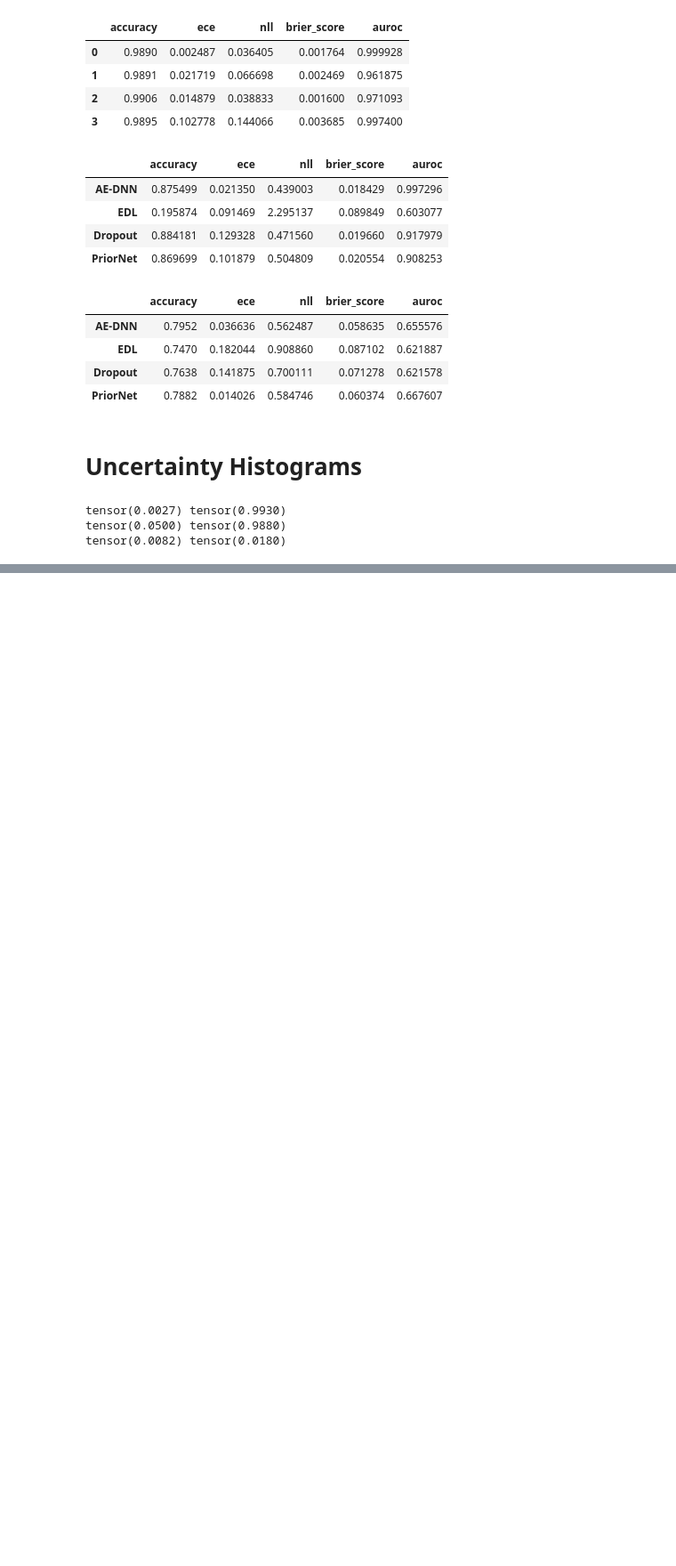
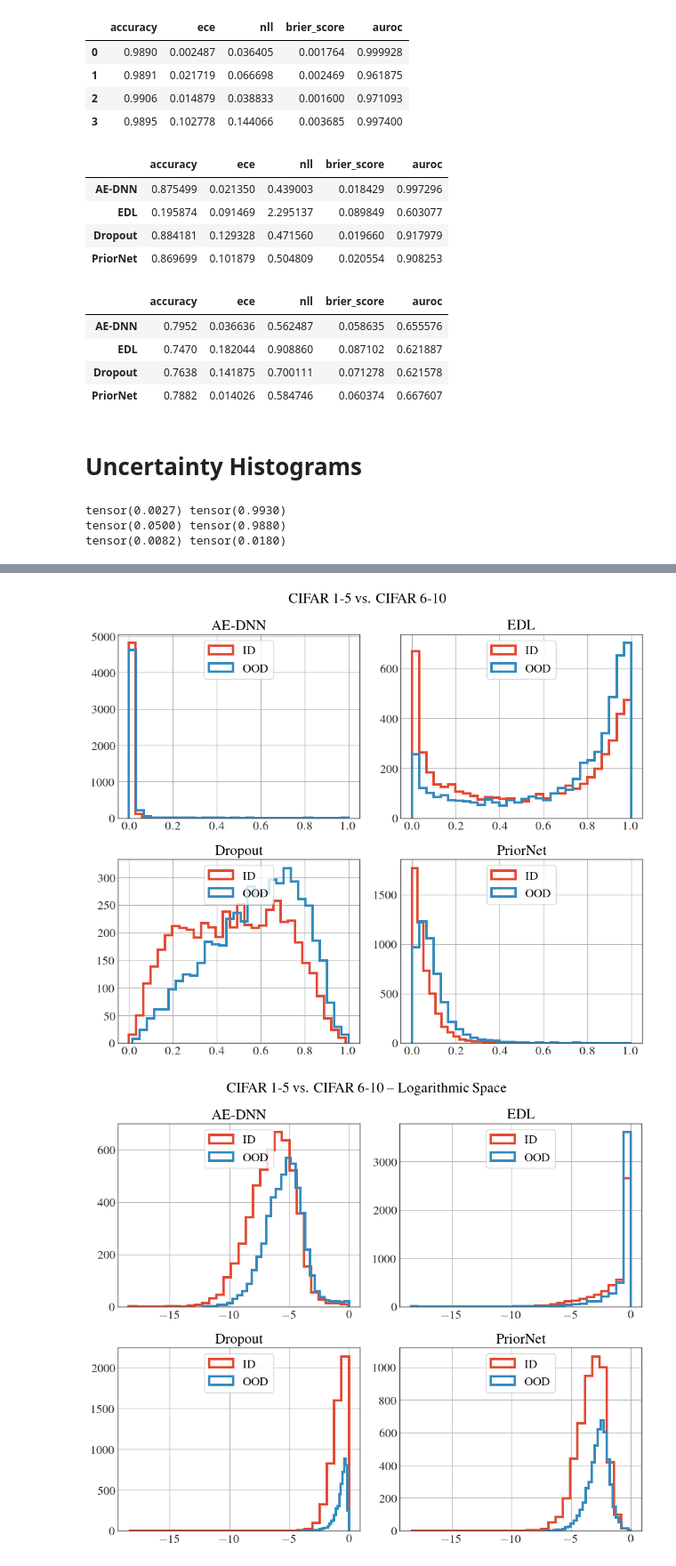
Before and after one commit to dhuseljic/ae-dnn, a Jupyter notebook: Experiments-Quantitative.ipynb, the cells around one changed output, grey strips where cells are left out. Shown at 89% size. Drawn from its saved outputs; the diff is of its cells as text; code cells hidden in the pictures; blank space fills up the shorter version.

```diff
--- a/Experiments-Quantitative.ipynb
+++ b/Experiments-Quantitative.ipynb
@@ -231,0 +236,11 @@ plt.show()
+# %%
+plot_uc_results(results_cifar5, 'CIFAR\,1-5 vs. CIFAR\,6-10')
+# plt.savefig('plots/UC_cifar5.pdf')
+plt.show()
+
+plot_uc_results(results_cifar5, 'CIFAR\,1-5 vs. CIFAR\,6-10', logarithmic=True)
+# plt.savefig('plots/UC_cifar5_log.pdf')
+plt.show()
+# %% [output]
+[figure, added]
+[figure, added]
```
Also changed, not shown: parts of 6 cells of this notebook.
